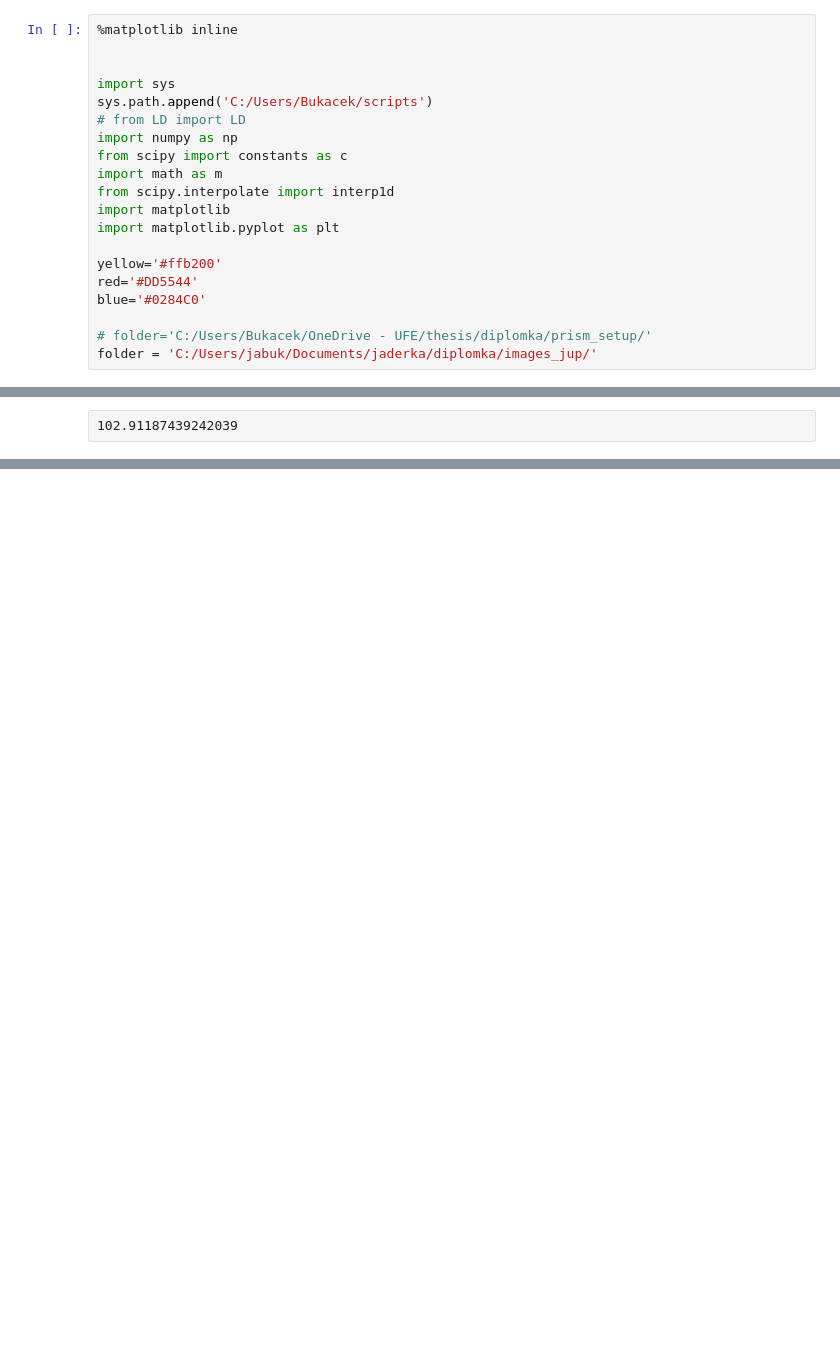
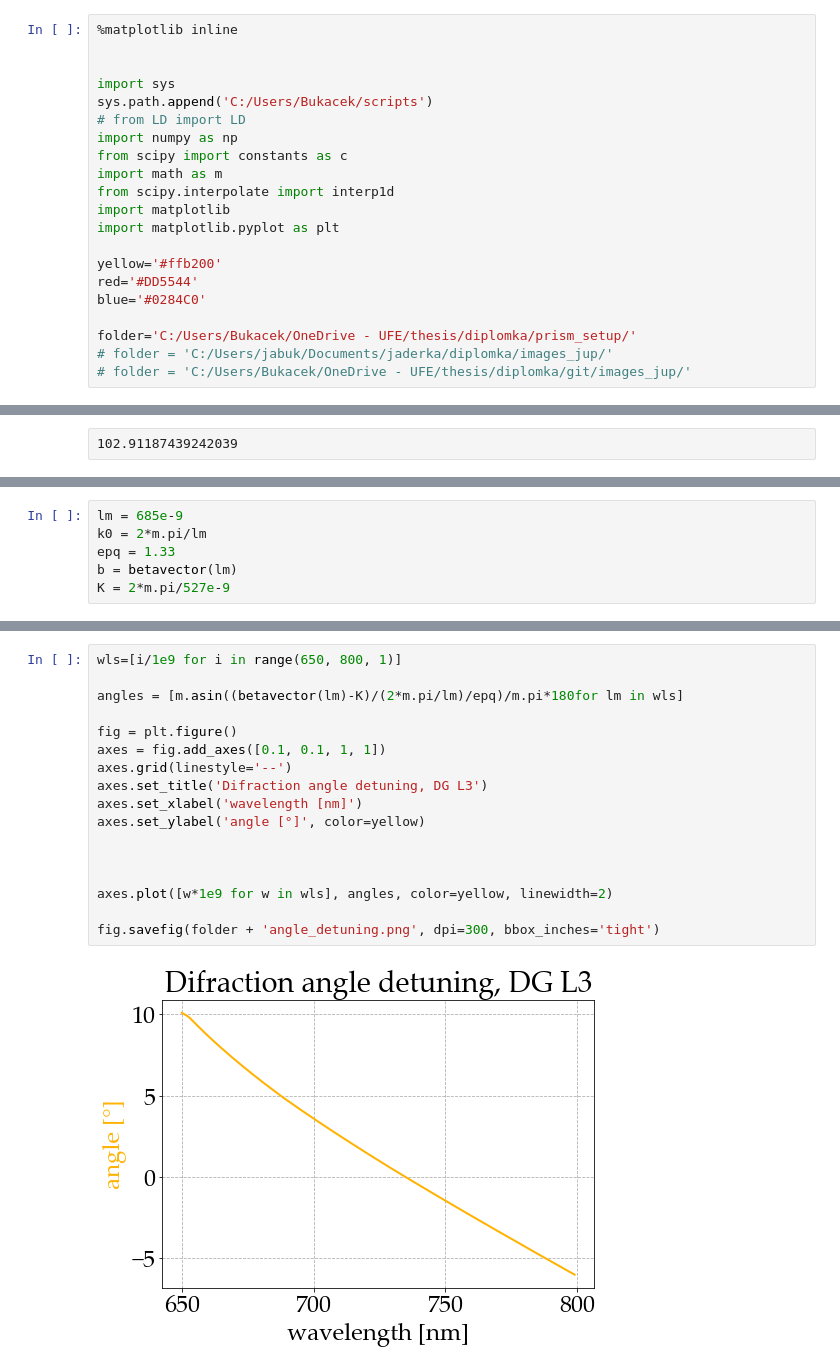
Before and after one commit to Yennda/Notes_jupyter, a Jupyter notebook: plasmon.ipynb, the cells around one changed output, grey strips where cells are left out. Cells and saved outputs as stored; diff of their text form; blank space fills up the shorter version.

```diff
--- a/plasmon.ipynb
+++ b/plasmon.ipynb
@@ -16,8 +16,9 @@ yellow='#ffb200'
 red='#DD5544'
 blue='#0284C0'
 
-# folder='C:/Users/Bukacek/OneDrive - UFE/thesis/diplomka/prism_setup/'
-folder = 'C:/Users/jabuk/Documents/jaderka/diplomka/images_jup/'
+folder='C:/Users/Bukacek/OneDrive - UFE/thesis/diplomka/prism_setup/'
+# folder = 'C:/Users/jabuk/Documents/jaderka/diplomka/images_jup/'
+# folder = 'C:/Users/Bukacek/OneDrive - UFE/thesis/diplomka/git/images_jup/'
 # %%
 matplotlib.rc('font', family='serif')
 matplotlib.rc('font', serif='Palatino Linotype')
@@ -449,0 +483,6 @@ print(kp)
+# %%
+lm = 685e-9
+k0 = 2*m.pi/lm
+epq = 1.33
+b = betavector(lm)
+K = 2*m.pi/527e-9
@@ -449,0 +497,19 @@ print(kp)
+# %%
+wls=[i/1e9 for i in range(650, 800, 1)]
+
+angles = [m.asin((betavector(lm)-K)/(2*m.pi/lm)/epq)/m.pi*180for lm in wls]
+
+fig = plt.figure()
+axes = fig.add_axes([0.1, 0.1, 1, 1])
+axes.grid(linestyle='--')
+axes.set_title('Difraction angle detuning, DG L3')
+axes.set_xlabel('wavelength [nm]')
+axes.set_ylabel('angle [°]', color=yellow)
+
+
+
+axes.plot([w*1e9 for w in wls], angles, color=yellow, linewidth=2)
+
+fig.savefig(folder + 'angle_detuning.png', dpi=300, bbox_inches='tight')
+# %% [output]
+[figure, added]
```
Also changed, not shown: parts of 7 cells of this notebook, 5 other files.
